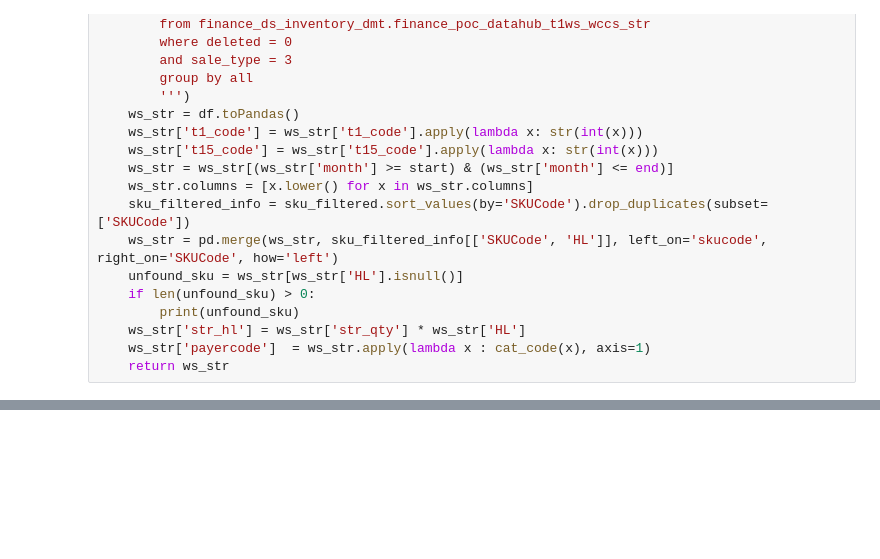
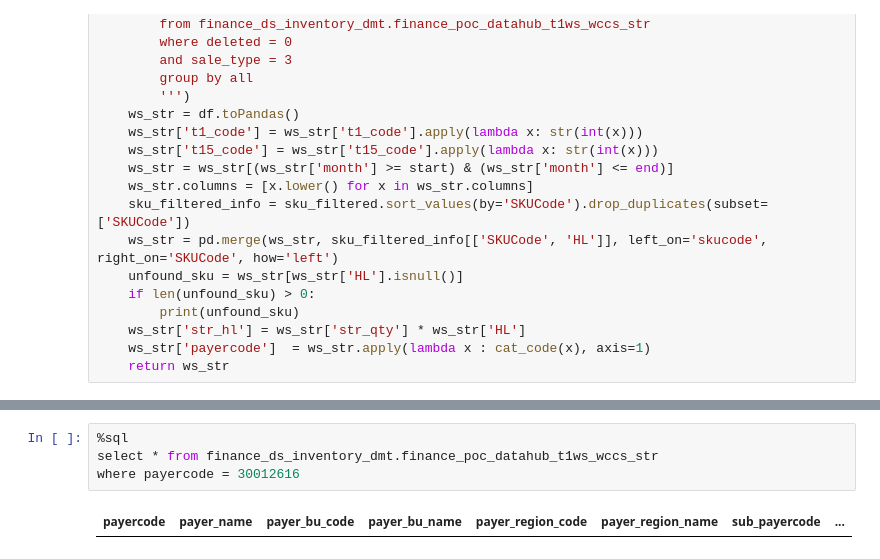
Before and after one commit to SummerStoneS/fifo_inv_simu, a Jupyter notebook: code_on_databricks/fetch_data.ipynb, the cells around one changed output, grey strips where cells are left out. Drawn from its saved outputs; the diff is of its cells as text; blank space fills up the shorter version.

```diff
--- a/code_on_databricks/fetch_data.ipynb
+++ b/code_on_databricks/fetch_data.ipynb
@@ -336,0 +421,6 @@ def get_t15_str_monthly(sku_filtered, start='202101', end='202410'):
+# %%
+%sql
+select * from finance_ds_inventory_dmt.finance_poc_datahub_t1ws_wccs_str
+where payercode = 30012616
+# %% [output]
+| payercode | payer_name | payer_bu_code | payer_bu_name | payer_region_code | payer_region_name | sub_payercode | ... |
```
Also changed, not shown: parts of 8 cells of this notebook, 2 other files.
